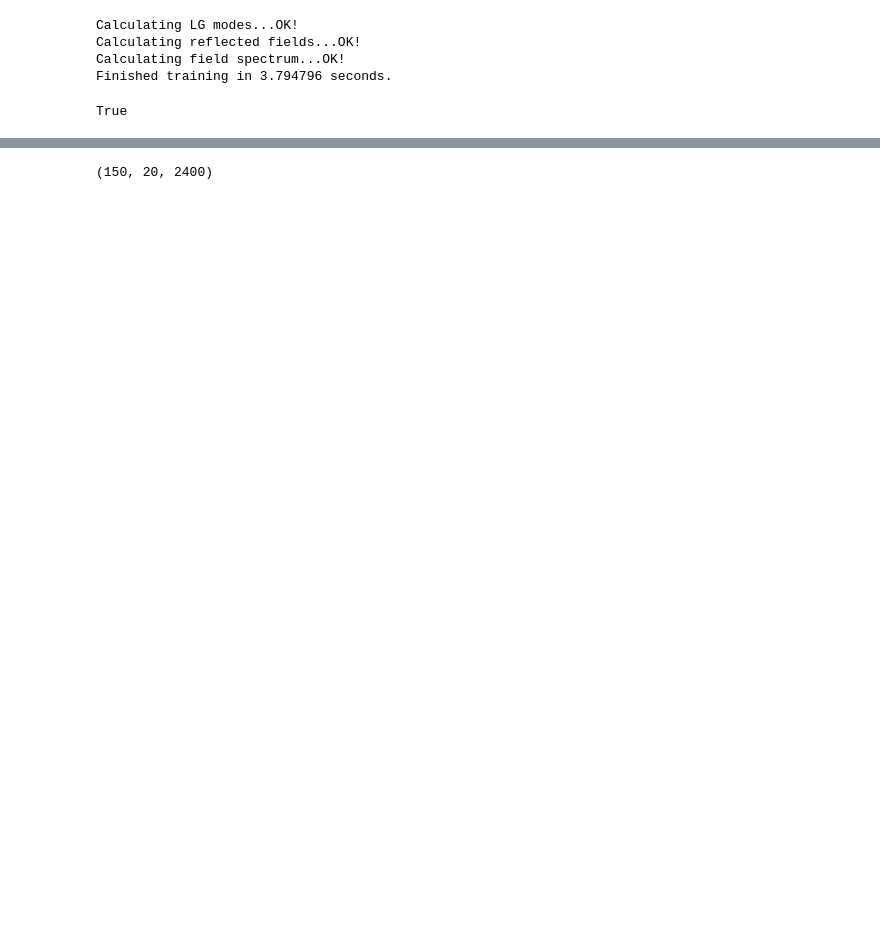
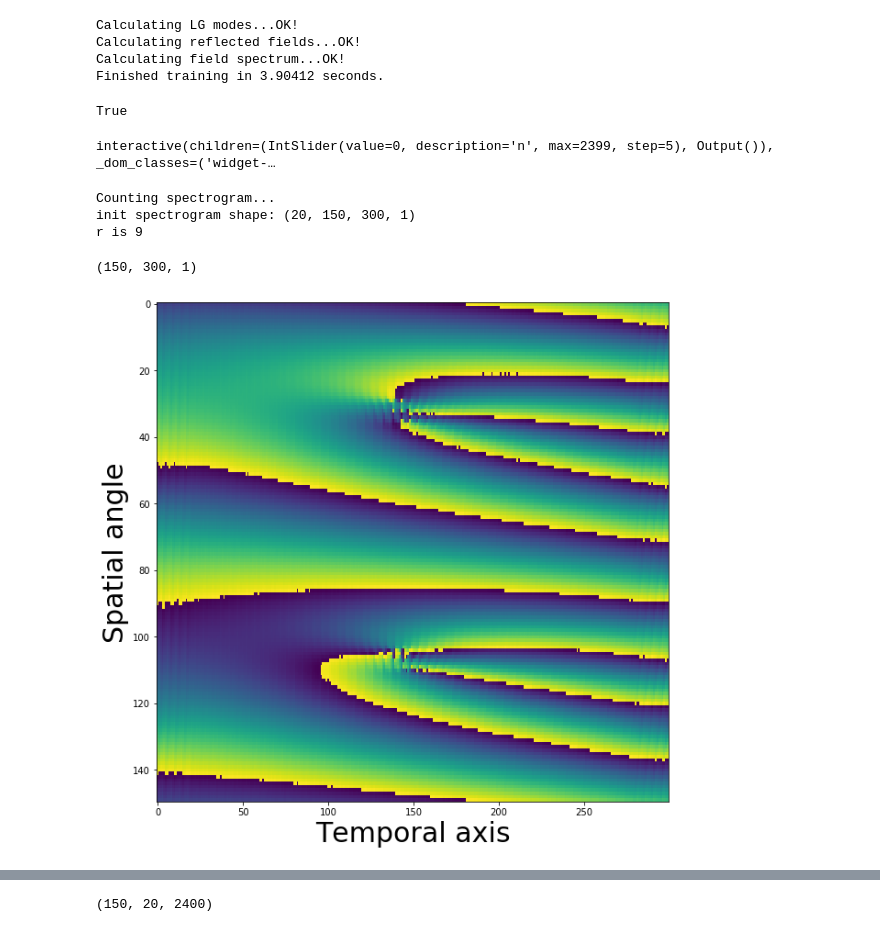
Before and after one commit to ekonyagin/wave_propagation, a Jupyter notebook: OAM_VTK_refined.ipynb, the cells around one changed output, grey strips where cells are left out. Saved outputs shown, nothing was run; the diff lists cells and outputs as text; code cells hidden in the pictures; blank space fills up the shorter version.

```diff
--- a/OAM_VTK_refined.ipynb
+++ b/OAM_VTK_refined.ipynb
@@ -192,7 +192,7 @@ class LG_mode_generation():
         self.fitted = True
         print(f"OK!\nFinished training in {(datetime.now()-start).total_seconds()} seconds.")
         return True
-    def count_spectrogram(self, r, n_harmonics=3):
+    def count_spectrogram(self, r=None, n_harmonics=3):
         dz = self.d_sampling_rate/(2*np.pi)      # in wavelength
 
         window_width = 2.0   # in wavelengths
@@ -209,7 +209,9 @@ class LG_mode_generation():
                                 int(nofzs_window),
                                 1),
                                dtype=np.complex128)
-        for r in range(self.refl_field.shape[1]):
+        print("init spectrogram shape:", spectrogram.shape)
+        if r != None:
+            print(f'r is {r}')
             for phi in range(self.refl_field.shape[0]):
                 field = self.refl_field[phi,r,:]
                 #sp=np.fft.fft(field)
@@ -221,13 +223,39 @@ class LG_mode_generation():
                     y = field * window_func
                     sp = np.fft.fft(y)
                     if flag == False:
+                        #specgram = sp
                         specgram = sp[idx]
                         flag = True
                     else:
                         specgram = np.vstack([specgram, sp[idx]])
+                        #specgram = np.vstack([specgram, sp])
+
+                spectrogram[r, phi, :, :] = specgram
+            return spectrogram[r,:,:,:]
+        for r in range(self.refl_field.shape[1]):
+            print(f'r is {r}')
+            for phi in range(self.refl_field.shape[0]):
+                field = self.refl_field[phi,r,:]
+                #sp=np.fft.fft(field)
+                specgram_phi = None
+                flag = False
+                for n in np.arange(nofzs_window):
+                    window_pos = self.zmin+n * dtau_window
+                    window_func = np.exp(-((self.z[phi, r,:]/2/np.pi - window_pos)/window_width)**100)
+                    y = field * window_func
+                    sp = np.fft.fft(y)
+                    if flag == False:
+                        #specgram = sp
+                        specgram = sp[idx]
+                        flag = True
+                    else:
+                        specgram = np.vstack([specgram, sp[idx]])
+                        #specgram = np.vstack([specgram, sp])
+
                 spectrogram[r, phi, :, :] = specgram
                 #specgram_global[r, phi] = specgram
             #self.specgram = specgram_global
+
         return spectrogram
     def plot_incident_field(self, ):
         pass
@@ -266,7 +294,7 @@ params_dict = {
 # %%
 params_dict = {
     "mode_0" : [5., 1, 0, 1., 3.**2*np.pi],
-    "mode_1" : [5., 2, 0, 1., 3.**2*np.pi/np.sqrt(2.)],
+    "mode_1" : [5., 3, 0, 1., 3.**2*np.pi],
     "coords" :
         {
             "type": "polar",
@@ -282,11 +310,38 @@ params_dict = {
                }
 # %%
 lg_mode = LG_mode_generation(params_dict)
+lg_mode.calculate_field()
+# %% [output]
+Calculating LG modes...OK!
+Calculating reflected fields...OK!
+Calculating field spectrum...OK!
+Finished training in 3.90412 seconds.
+True
-# %%
-lg_mode.calculate_field()
-# %% [output]
-Calculating LG modes...OK!
-Calculating reflected fields...OK!
-Calculating field spectrum...OK!
-Finished training in 3.794796 seconds.
-True
+# %%
+@interact(n=(0,2399,5))
+def Plotter(n=0):
+    plt.figure(figsize=(7,7))
+    plt.gca(projection="polar")
+    plt.pcolormesh(phi,r,np.transpose(lg_mode.refl_field, [1,0,2])[:,:,n])
+    #plt.savefig("field_%.4d.png"%n)
+# %% [output]
+interactive(children=(IntSlider(value=0, description='n', max=2399, step=5), Output()), _dom_classes=('widget-…
+# %%
+sp_ = lg_mode.count_spectrogram(r=9)
+# %% [output]
+Counting spectrogram...
+init spectrogram shape: (20, 150, 300, 1)
+r is 9
+# %%
+sp_.shape
+# %% [output]
+(150, 300, 1)
+# %%
+plt.figure(figsize=(10,10))
+
+plt.imshow(np.angle(sp_[:,:,0]), aspect='auto')
+plt.xlabel("Temporal axis", fontsize=30)
+plt.ylabel("Spatial angle", fontsize=30)
+plt.savefig("self_torque.png")
+# %% [output]
+[figure, added]
```
Also changed, not shown: parts of 27 cells of this notebook.
